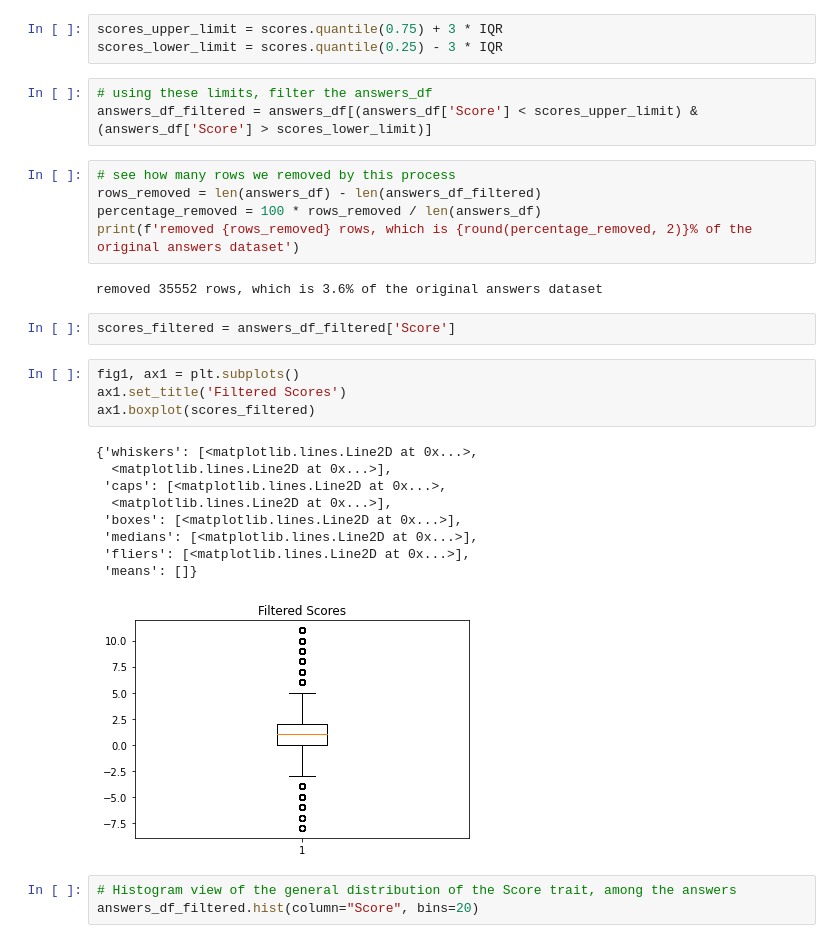
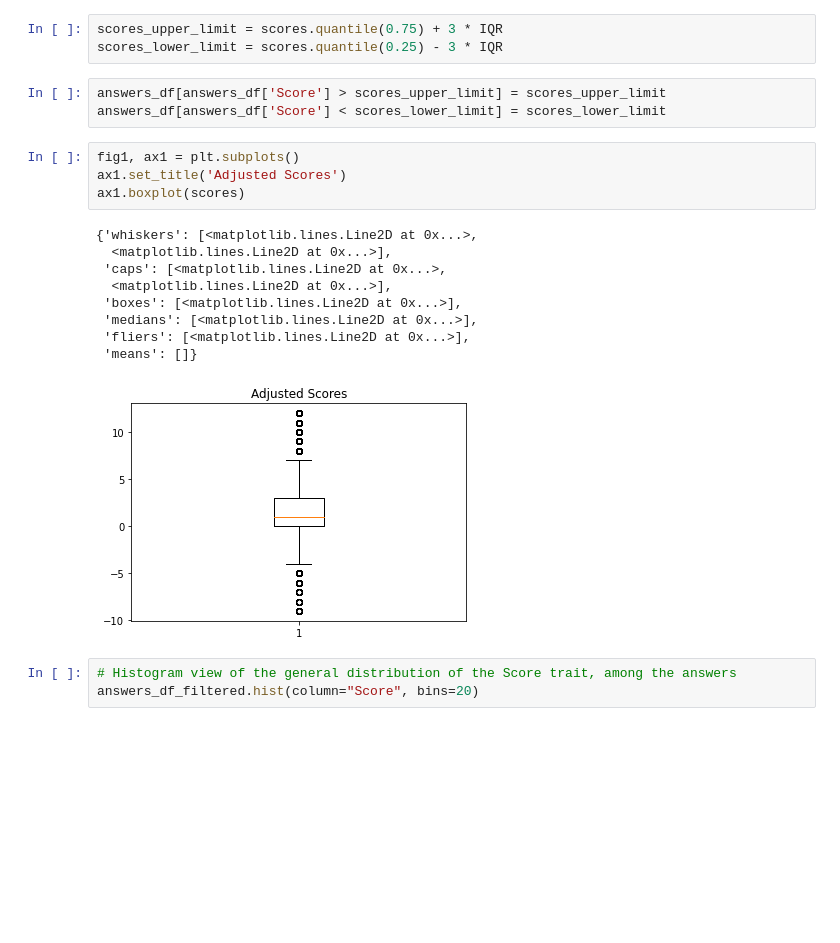
Before and after one commit to Tyler-Chi/w266_finalproject, a Jupyter notebook: EDA.ipynb, the cells around one changed output. Cells and saved outputs as stored; diff of their text form; blank space fills up the shorter version.

```diff
--- a/EDA.ipynb
+++ b/EDA.ipynb
@@ -78,32 +74,23 @@ print(IQR)
 # %%
 scores_upper_limit = scores.quantile(0.75) + 3 * IQR
 scores_lower_limit = scores.quantile(0.25) - 3 * IQR
-# %%
-# using these limits, filter the answers_df
-answers_df_filtered = answers_df[(answers_df['Score'] < scores_upper_limit) & (answers_df['Score'] > scores_lower_limit)]
-# %%
-# see how many rows we removed by this process
-rows_removed = len(answers_df) - len(answers_df_filtered)
-percentage_removed = 100 * rows_removed / len(answers_df)
-print(f'removed {rows_removed} rows, which is {round(percentage_removed, 2)}% of the original answers dataset')
-# %% [output]
-removed 35552 rows, which is 3.6% of the original answers dataset
-# %%
-scores_filtered = answers_df_filtered['Score']
+# %%
+answers_df[answers_df['Score'] > scores_upper_limit] = scores_upper_limit
+answers_df[answers_df['Score'] < scores_lower_limit] = scores_lower_limit
 # %%
 fig1, ax1 = plt.subplots()
-ax1.set_title('Filtered Scores')
-ax1.boxplot(scores_filtered)
+ax1.set_title('Adjusted Scores')
+ax1.boxplot(scores)
 # %% [output]
 {'whiskers': [<matplotlib.lines.Line2D at 0x...>,
   <matplotlib.lines.Line2D at 0x...>],
  'caps': [<matplotlib.lines.Line2D at 0x...>,
   <matplotlib.lines.Line2D at 0x...>],
  'boxes': [<matplotlib.lines.Line2D at 0x...>],
  'medians': [<matplotlib.lines.Line2D at 0x...>],
  'fliers': [<matplotlib.lines.Line2D at 0x...>],
  'means': []}
-[figure, old version]
+[figure, new version]
 # %%
 # Histogram view of the general distribution of the Score trait, among the answers
 answers_df_filtered.hist(column="Score", bins=20)
```
Also changed, not shown: parts of 10 cells of this notebook, 1 other file.
